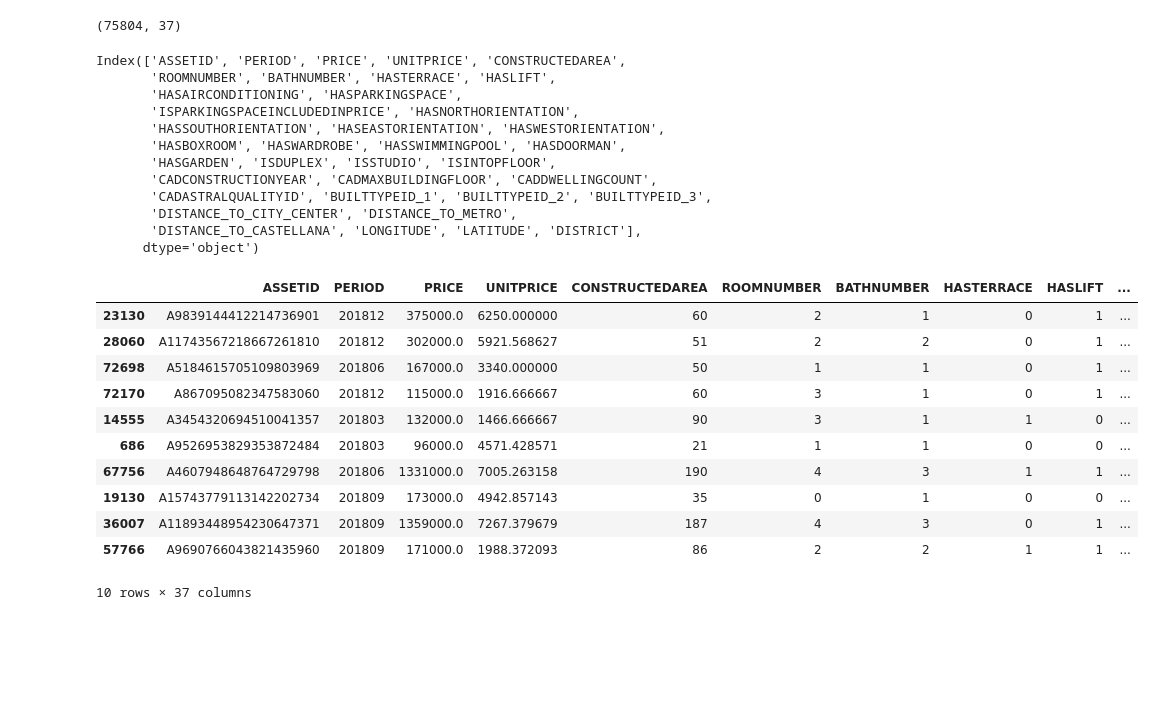
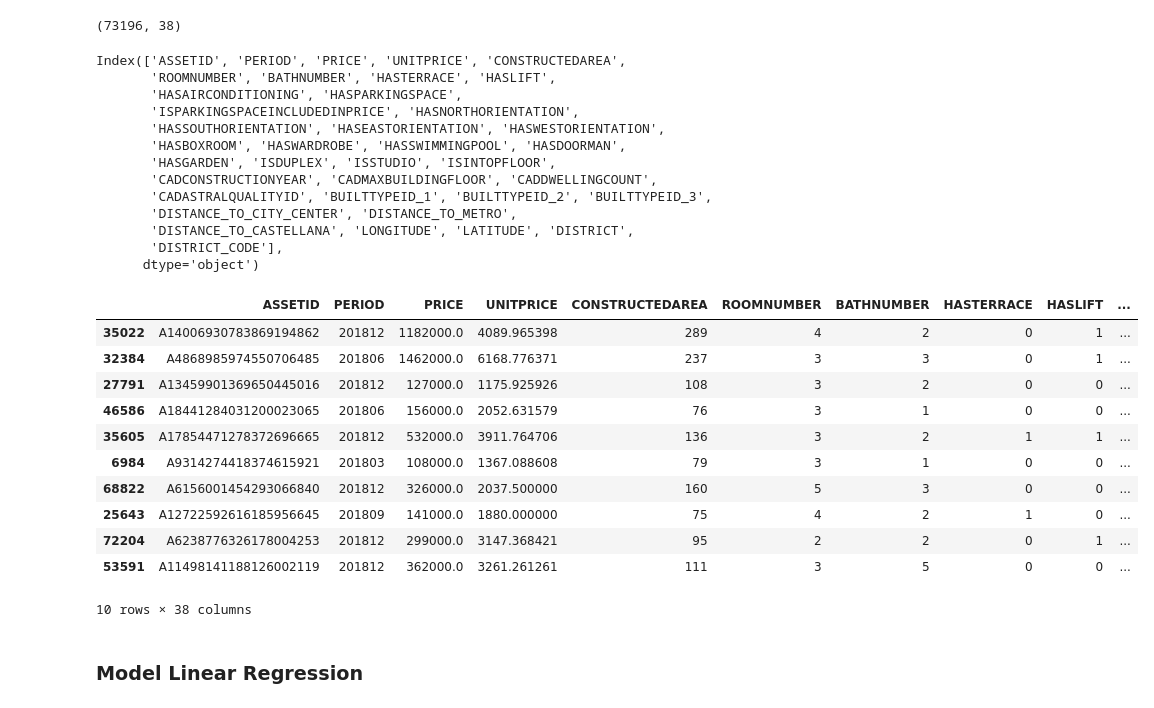
Before and after one commit to Marinaparragonz/Rental-Price-Recommendation-System-in-Madrid-using-Machine-Learning, a Jupyter notebook: Linear_Regression.ipynb, the cells around one changed output. Saved outputs shown, nothing was run; the diff lists cells and outputs as text; code cells hidden in the pictures; blank space fills up the shorter version.

```diff
--- a/Linear_Regression.ipynb
+++ b/Linear_Regression.ipynb
@@ -7,11 +11,11 @@ from math import sqrt
 # %%
-data = pd.read_csv("data_clean.csv")
+df = pd.read_csv("data_clean.csv")
 # %%
-data.shape
+df.shape
 # %% [output]
-(75804, 37)
+(73196, 38)
 # %%
-data.columns
+df.columns
 # %% [output]
 Index(['ASSETID', 'PERIOD', 'PRICE', 'UNITPRICE', 'CONSTRUCTEDAREA',
        'ROOMNUMBER', 'BATHNUMBER', 'HASTERRACE', 'HASLIFT',
@@ -23,21 +27,24 @@ Index(['ASSETID', 'PERIOD', 'PRICE', 'UNITPRICE', 'CONSTRUCTEDAREA',
        'CADCONSTRUCTIONYEAR', 'CADMAXBUILDINGFLOOR', 'CADDWELLINGCOUNT',
        'CADASTRALQUALITYID', 'BUILTTYPEID_1', 'BUILTTYPEID_2', 'BUILTTYPEID_3',
        'DISTANCE_TO_CITY_CENTER', 'DISTANCE_TO_METRO',
-       'DISTANCE_TO_CASTELLANA', 'LONGITUDE', 'LATITUDE', 'DISTRICT'],
+       'DISTANCE_TO_CASTELLANA', 'LONGITUDE', 'LATITUDE', 'DISTRICT',
+       'DISTRICT_CODE'],
       dtype='object')
 # %%
-data.sample(10)
+df.sample(10)
 # %% [output]
 |  | ASSETID | PERIOD | PRICE | UNITPRICE | CONSTRUCTEDAREA | ROOMNUMBER | BATHNUMBER | HASTERRACE | HASLIFT | ... |
-| 23130 | A9839144412214736901 | 201812 | 375000.0 | 6250.000000 | 60 | 2 | 1 | 0 | 1 | ... |
-| 28060 | A11743567218667261810 | 201812 | 302000.0 | 5921.568627 | 51 | 2 | 2 | 0 | 1 | ... |
-| 72698 | A5184615705109803969 | 201806 | 167000.0 | 3340.000000 | 50 | 1 | 1 | 0 | 1 | ... |
-| 72170 | A867095082347583060 | 201812 | 115000.0 | 1916.666667 | 60 | 3 | 1 | 0 | 1 | ... |
-| 14555 | A3454320694510041357 | 201803 | 132000.0 | 1466.666667 | 90 | 3 | 1 | 1 | 0 | ... |
-| 686 | A9526953829353872484 | 201803 | 96000.0 | 4571.428571 | 21 | 1 | 1 | 0 | 0 | ... |
-| 67756 | A4607948648764729798 | 201806 | 1331000.0 | 7005.263158 | 190 | 4 | 3 | 1 | 1 | ... |
-| 19130 | A15743779113142202734 | 201809 | 173000.0 | 4942.857143 | 35 | 0 | 1 | 0 | 0 | ... |
-| 36007 | A11893448954230647371 | 201809 | 1359000.0 | 7267.379679 | 187 | 4 | 3 | 0 | 1 | ... |
-| 57766 | A9690766043821435960 | 201809 | 171000.0 | 1988.372093 | 86 | 2 | 2 | 1 | 1 | ... |
+| 35022 | A14006930783869194862 | 201812 | 1182000.0 | 4089.965398 | 289 | 4 | 2 | 0 | 1 | ... |
+| 32384 | A4868985974550706485 | 201806 | 1462000.0 | 6168.776371 | 237 | 3 | 3 | 0 | 1 | ... |
+| 27791 | A13459901369650445016 | 201812 | 127000.0 | 1175.925926 | 108 | 3 | 2 | 0 | 0 | ... |
+| 46586 | A18441284031200023065 | 201806 | 156000.0 | 2052.631579 | 76 | 3 | 1 | 0 | 0 | ... |
+| 35605 | A17854471278372696665 | 201812 | 532000.0 | 3911.764706 | 136 | 3 | 2 | 1 | 1 | ... |
+| 6984 | A9314274418374615921 | 201803 | 108000.0 | 1367.088608 | 79 | 3 | 1 | 0 | 0 | ... |
+| 68822 | A6156001454293066840 | 201812 | 326000.0 | 2037.500000 | 160 | 5 | 3 | 0 | 0 | ... |
+| 25643 | A12722592616185956645 | 201809 | 141000.0 | 1880.000000 | 75 | 4 | 2 | 1 | 0 | ... |
+| 72204 | A6238776326178004253 | 201812 | 299000.0 | 3147.368421 | 95 | 2 | 2 | 0 | 1 | ... |
+| 53591 | A11498141188126002119 | 201812 | 362000.0 | 3261.261261 | 111 | 3 | 5 | 0 | 0 | ... |
-10 rows × 37 columns
+10 rows × 38 columns
+# %% [markdown]
+### Model Linear Regression
 # %%
```
Also changed, not shown: parts of 12 cells of this notebook.
